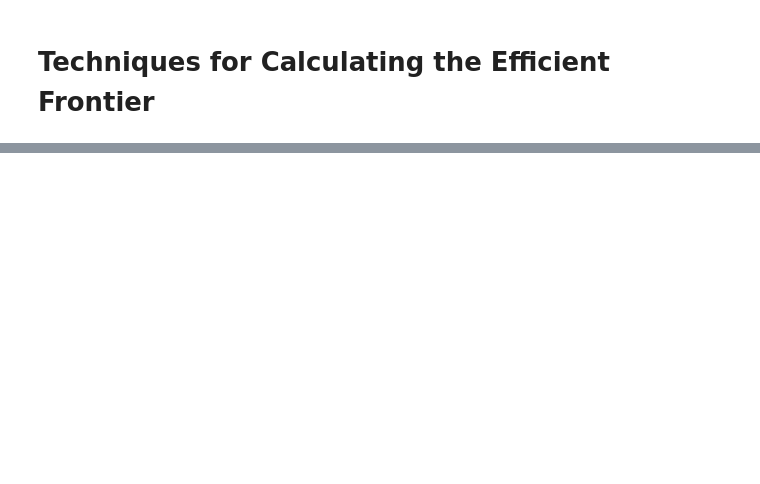
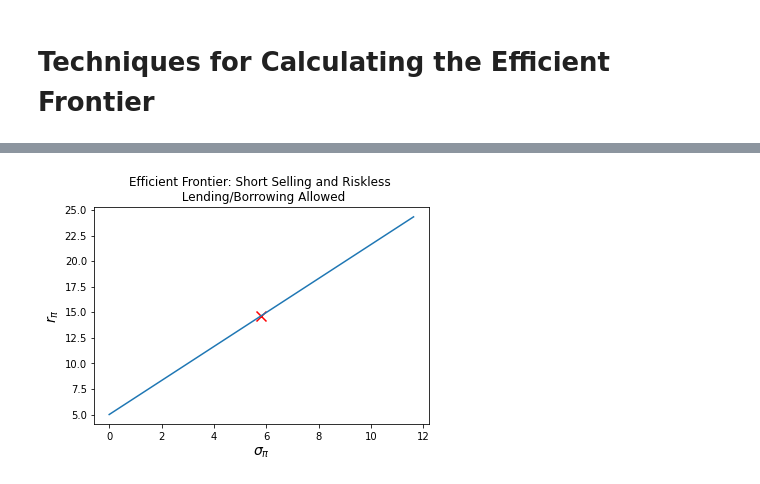
Before and after one commit to mjhoshea/portfolio-optimisation, a Jupyter notebook: notebooks/ch6.ipynb, the cells around one changed output, grey strips where cells are left out. Saved outputs shown, nothing was run; the diff lists cells and outputs as text; code cells hidden in the pictures; blank space fills up the shorter version.

Commit message:
finish off core implementation of efficient frontier

```diff
--- a/notebooks/ch6.ipynb
+++ b/notebooks/ch6.ipynb
@@ -242,5 +2,0 @@ $$ X_i \geq 0 \text{, i=1,...,N}$$
-# %%
-import cvxopt as opt
-from cvxopt import matrix
-import matplotlib.pyplot as plt
-plt.style.use('seaborn')
@@ -463,0 +28,12 @@ efficient_frontier(avg_ret, cov)
+# %%
+μ = np.array([14., 8., 20.])
+
+Σ = np.array([
+    [6*6.,     0.5*6*3., 0.2*6*15.],
+    [0.5*6*3., 3*3.,      0.4*3*15.],
+    [0.2*6*15., 0.4*3*15., 15*15.]
+])
+
+R_f = 5
+# %%
+efficient_frontier = EfficientFrontier.from_sample_statistics(μ, Σ)
@@ -463,0 +61,4 @@ efficient_frontier(avg_ret, cov)
+# %%
+efficient_frontier.plot_frontier(allow_shorts=True, allow_lending=True, riskless_rate=R_f)
+# %% [output]
+[figure, added]
```
Also changed, not shown: parts of 82 cells of this notebook, 2 other files.
